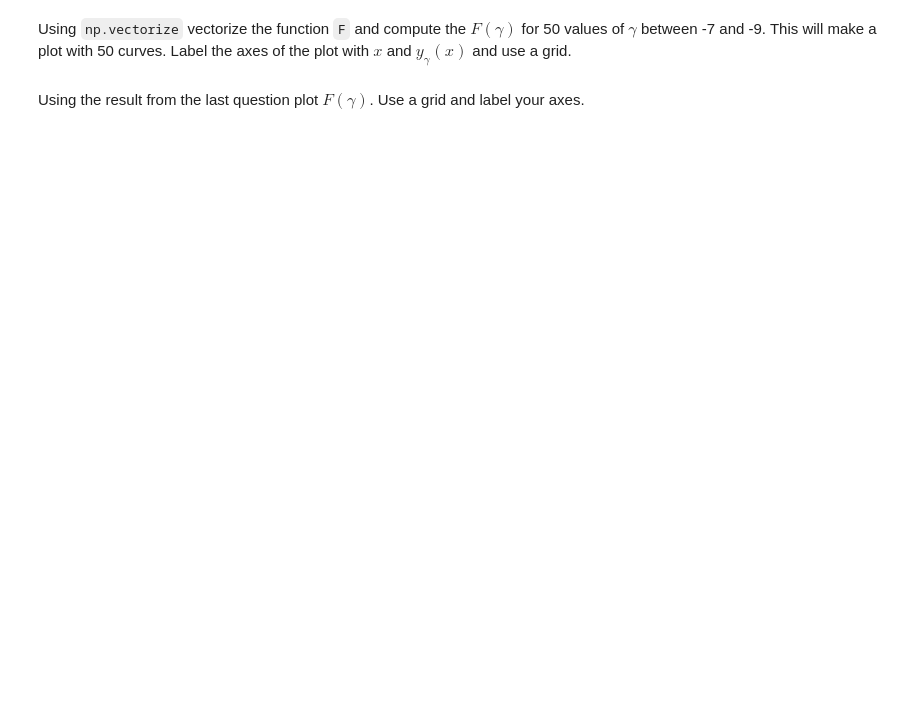
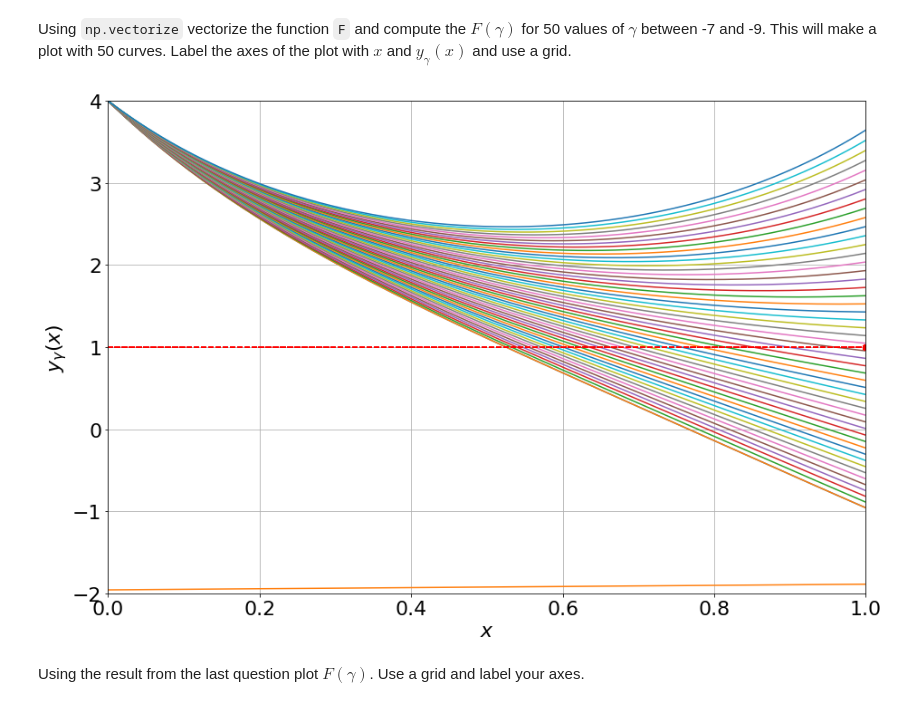
Before and after one commit to Conor-O-Mahony/ACM20030-Assignments, a Jupyter notebook: Assignment 3/Assignment-3.ipynb, the cells around one changed output. Drawn from its saved outputs; the diff is of its cells as text; code cells hidden in the pictures; blank space fills up the shorter version.

```diff
--- a/Assignment 3/Assignment-3.ipynb
+++ b/Assignment 3/Assignment-3.ipynb
@@ -384,5 +395,8 @@ $$w''(t) = \frac{3}{2}w(t)^2$$
 with $w(0) = 4, w(1) = 1$
 
 in first-order form and then define a function ``w(t,y)`` for use with ``solve_ivp``
+# %%
+def w(x,y):
+    return [y[1], (3/2)*y[0]**2]
 # %% [markdown]
 Assign the correct values values to $a,b,y_a,y_b$ and then define a function ``F(gamma)`` which solves the IVP using ``solve_ivp`` for the given $\gamma$, plots $w(t)$, and returns $w_\gamma(b) - w(b)$
@@ -389,2 +406,14 @@ Assign the correct values values to $a,b,y_a,y_b$ and then define a function ``F
+# %%
+a, ya=0, 4
+b, yb= 1, 1
+
+def F(gamma):
+    sol=solve_ivp(w,[a,b],[ya,gamma],rtol=1e-12, atol=1e-12)
+    plt.plot(sol.t,sol.y[0])
+    plt.xlabel('x')
+    plt.ylabel('y')
+    plt.plot(b,yb,'ro')
+    plt.axhline(1,linestyle='dashed',color='red')
+    return sol.y[0][-1]-yb
 # %% [markdown]
 Within a single cell, run your function $F$ for $\gamma = -7$ and $\gamma = -9$. This should plot two curves one of which has $F_\gamma>0$ and the other $F_\gamma <0$. Thus, by the intermediate value theorem we know that $F_\gamma$ has a root between $\gamma = -7$ and $\gamma = -9$.
@@ -391,4 +425,14 @@ Within a single cell, run your function $F$ for $\gamma = -7$ and $\gamma = -9$.
 # %% [markdown]
 Using ``np.vectorize`` vectorize the function ``F`` and compute the $F(\gamma)$ for 50 values of $\gamma$ between -7 and -9. This will make a plot with 50 curves. Label the axes of the plot with $x$ and $y_\gamma(x)$ and use a grid.
+# %%
+dyx0=np.linspace(-9,-7,50)
+plt.plot(np.vectorize(F)(dyx0))
+plt.grid()
+plt.xlabel('$x$')
+plt.ylabel('$y_\gamma(x)$')
+plt.xlim(0,1)
+plt.ylim(-2,4);
+# %% [output]
+[figure, added]
 # %% [markdown]
 Using the result from the last question plot $F(\gamma)$. Use a grid and label your axes.
```
Also changed, not shown: parts of 12 cells of this notebook.
